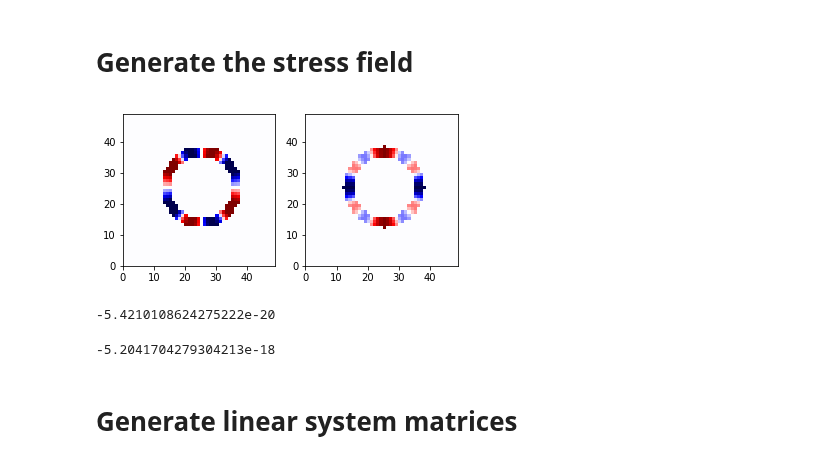
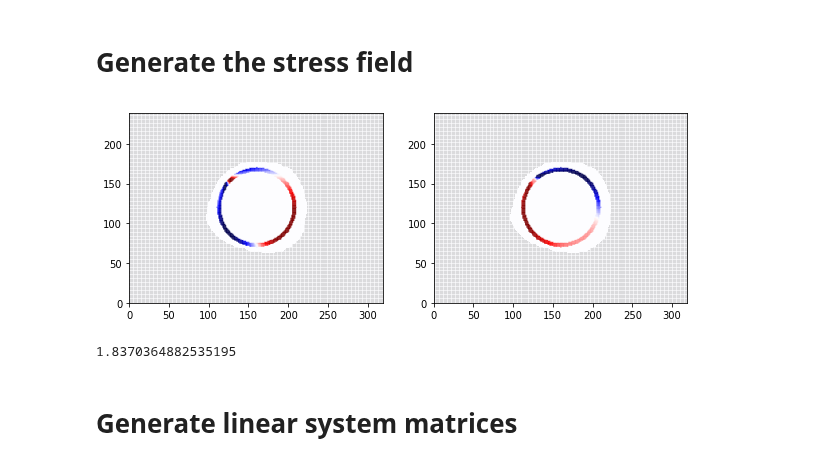
Before and after one commit to jcalifornia/tractionforce, a Jupyter notebook: paper/numerics/annulus.ipynb, the cells around one changed output. Drawn from its saved outputs; the diff is of its cells as text; code cells hidden in the pictures.

```diff
--- a/paper/numerics/annulus.ipynb
+++ b/paper/numerics/annulus.ipynb
@@ -56,16 +60,16 @@ Populating the interactive namespace from numpy and matplotlib
 # %% [markdown]
 # Generate the stress field
 # %%
-CUTOFF  = 20
+CUTOFF  = 10
 
 fr = 1e-4
 ftheta = 1e-4
 
 m = 3
-n = 5
+n = 4
 
-condition_outside = (distances > c) * (distances < c + CUTOFF)
-condition_inside = distances <=c
+condition_outside = (imarray.reshape((320*240,)) != 0 ) * (distances <= b + CUTOFF)
+condition_inside = (imarray.reshape((320*240,)) == 0 ) * (distances >= a - CUTOFF)
 
 stress_r = 0 + (distances>=a) * (distances<=b) * fr * np.sin(m*angles)
 stress_theta = 0 + (distances>=a) * (distances<=b) * ftheta * np.cos(n*angles)
@@ -83,23 +87,27 @@ y_out = np.array(coords[condition_outside,1]/dy,dtype=int)
 
 x_in = np.array(coords[condition_inside,0]/dx,dtype=int)
 y_in = np.array(coords[condition_inside,1]/dy,dtype=int)
-
-plt.subplot(121)
-plt.pcolormesh(x_obs_positions,y_obs_positions,stress_x.reshape((50,50)).transpose(),
-                           cmap='seismic_r',vmax = 1e-4, vmin=-1e-4).axes.set_aspect('equal')
-plt.subplot(122)
-plt.pcolormesh(x_obs_positions,y_obs_positions,stress_y.reshape((50,50)).transpose(),
-                           cmap='seismic_r',vmax = 1e-4, vmin=-1e-4).axes.set_aspect('equal')
-# %% [output]
-[figure, removed]
-# %%
-sum(stress_x)
-# %% [output]
--5.4210108624275222e-20
+# %%
+fig = plt.figure(figsize=(10,6))
+
+plt.subplot(121)
+plt.pcolormesh(x_obs_positions,y_obs_positions,imarray==0,
+                           cmap='gray').axes.set_aspect('equal')
+
+plt.pcolormesh(x_obs_positions,y_obs_positions,stress_x.reshape((M,N)),
+                           cmap='seismic_r',vmax = 1e-4, vmin=-1e-4, alpha = 0.4).axes.set_aspect('equal')
+plt.subplot(122)
+plt.pcolormesh(x_obs_positions,y_obs_positions,imarray==0,
+                           cmap='gray').axes.set_aspect('equal')
+
+plt.pcolormesh(x_obs_positions,y_obs_positions,stress_y.reshape((M,N)),
+                           cmap='seismic_r',vmax = 1e-4, vmin=-1e-4, alpha = 0.4).axes.set_aspect('equal')
+# %% [output]
+[figure, added]
 # %%
-sum((coords[:,0]-25)*stress_y - (coords[:,1]-25)*stress_x)
+sum((coords[:,0]-N/2)*stress_y - (coords[:,1]-M/2)*stress_x)
 # %% [output]
--5.2041704279304213e-18
+1.8370364882535195
 # %% [markdown]
 # Generate linear system matrices
 # %%
```
Also changed, not shown: parts of 9 cells of this notebook, 8 other files.
